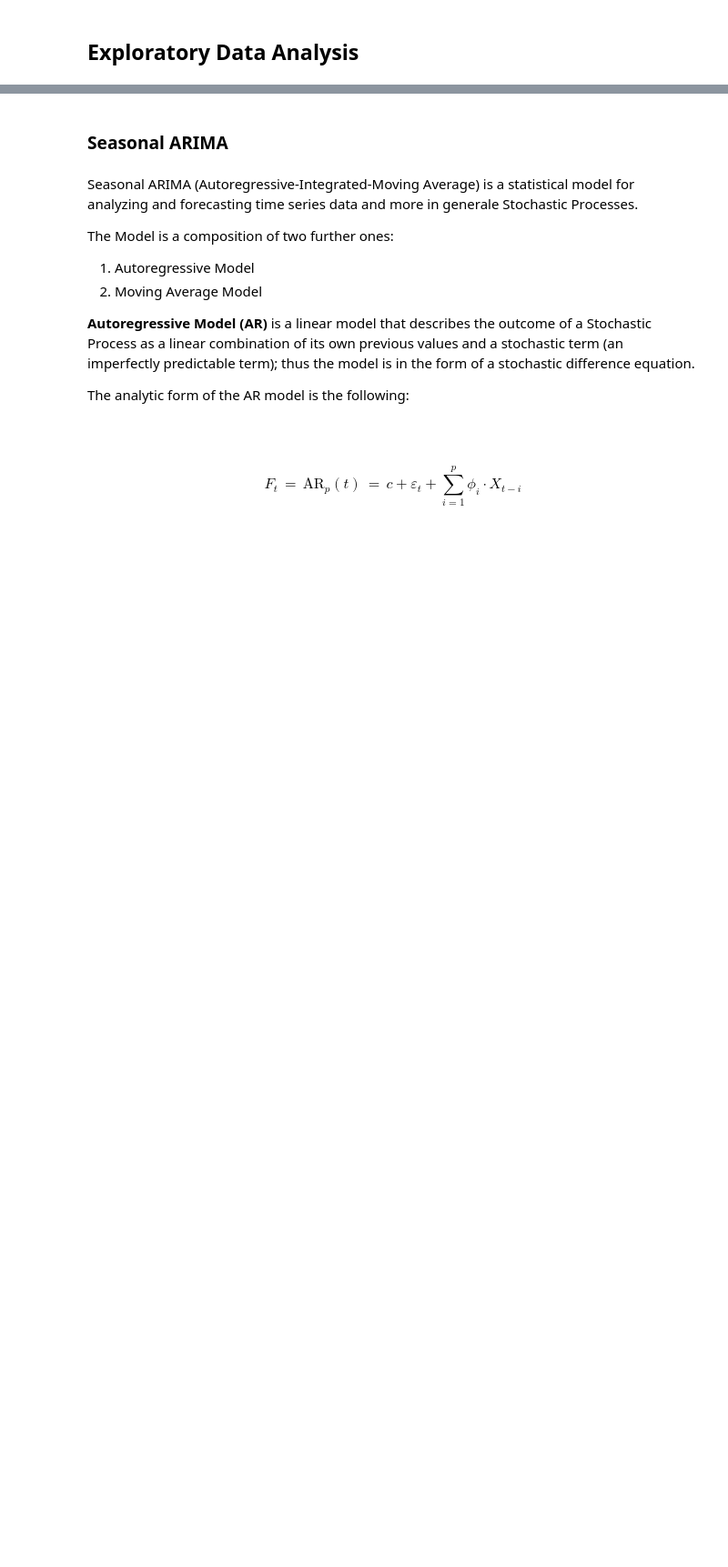
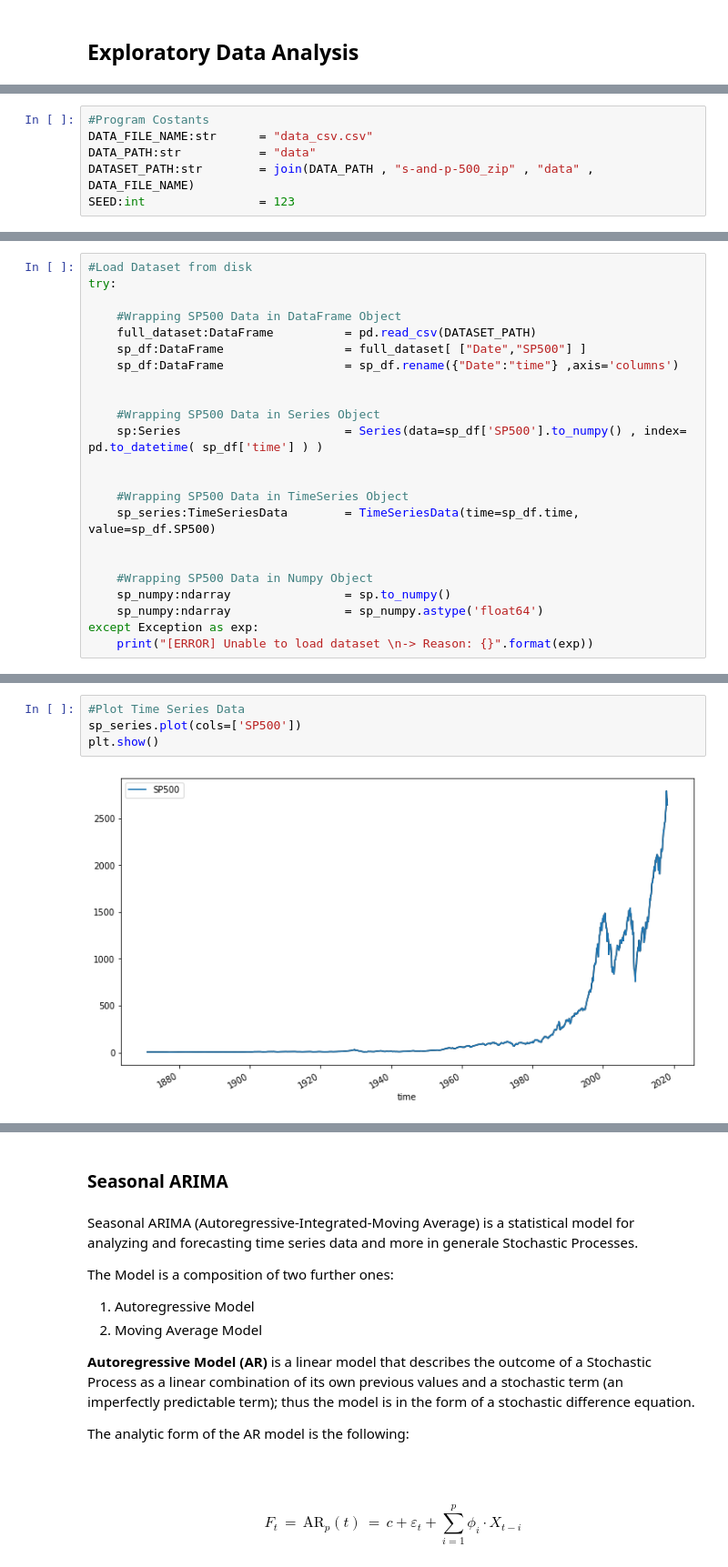
Before and after one commit to rscdev7/stock_advisor, a Jupyter notebook: code/notebooks/stock_advisor/Stock Advisor.ipynb, the cells around one changed output, grey strips where cells are left out. Shown at 91% size. Drawn from its saved outputs; the diff is of its cells as text; blank space fills up the shorter version.

```diff
--- a/code/notebooks/stock_advisor/Stock Advisor.ipynb
+++ b/code/notebooks/stock_advisor/Stock Advisor.ipynb
@@ -177,0 +208,6 @@ Features of analyzed dataset is listed below:
+# %%
+#Program Costants
+DATA_FILE_NAME:str      = "data_csv.csv"
+DATA_PATH:str           = "data"
+DATASET_PATH:str        = join(DATA_PATH , "s-and-p-500_zip" , "data" , DATA_FILE_NAME)
+SEED:int                = 123
@@ -177,0 +217,23 @@ Features of analyzed dataset is listed below:
+# %%
+#Load Dataset from disk
+try:
+
+    #Wrapping SP500 Data in DataFrame Object
+    full_dataset:DataFrame          = pd.read_csv(DATASET_PATH)
+    sp_df:DataFrame                 = full_dataset[ ["Date","SP500"] ]
+    sp_df:DataFrame                 = sp_df.rename({"Date":"time"} ,axis='columns')
+
+
+    #Wrapping SP500 Data in Series Object
+    sp:Series                       = Series(data=sp_df['SP500'].to_numpy() , index= pd.to_datetime( sp_df['time'] ) )
+
+
+    #Wrapping SP500 Data in TimeSeries Object
+    sp_series:TimeSeriesData        = TimeSeriesData(time=sp_df.time, value=sp_df.SP500)
+
+
+    #Wrapping SP500 Data in Numpy Object
+    sp_numpy:ndarray                = sp.to_numpy()
+    sp_numpy:ndarray                = sp_numpy.astype('float64')
+except Exception as exp:
+    print("[ERROR] Unable to load dataset \n-> Reason: {}".format(exp))
@@ -177,0 +253,6 @@ Features of analyzed dataset is listed below:
+# %%
+#Plot Time Series Data
+sp_series.plot(cols=['SP500'])
+plt.show()
+# %% [output]
+[figure, added]
```
Also changed, not shown: parts of 86 cells of this notebook, 2 other files.
